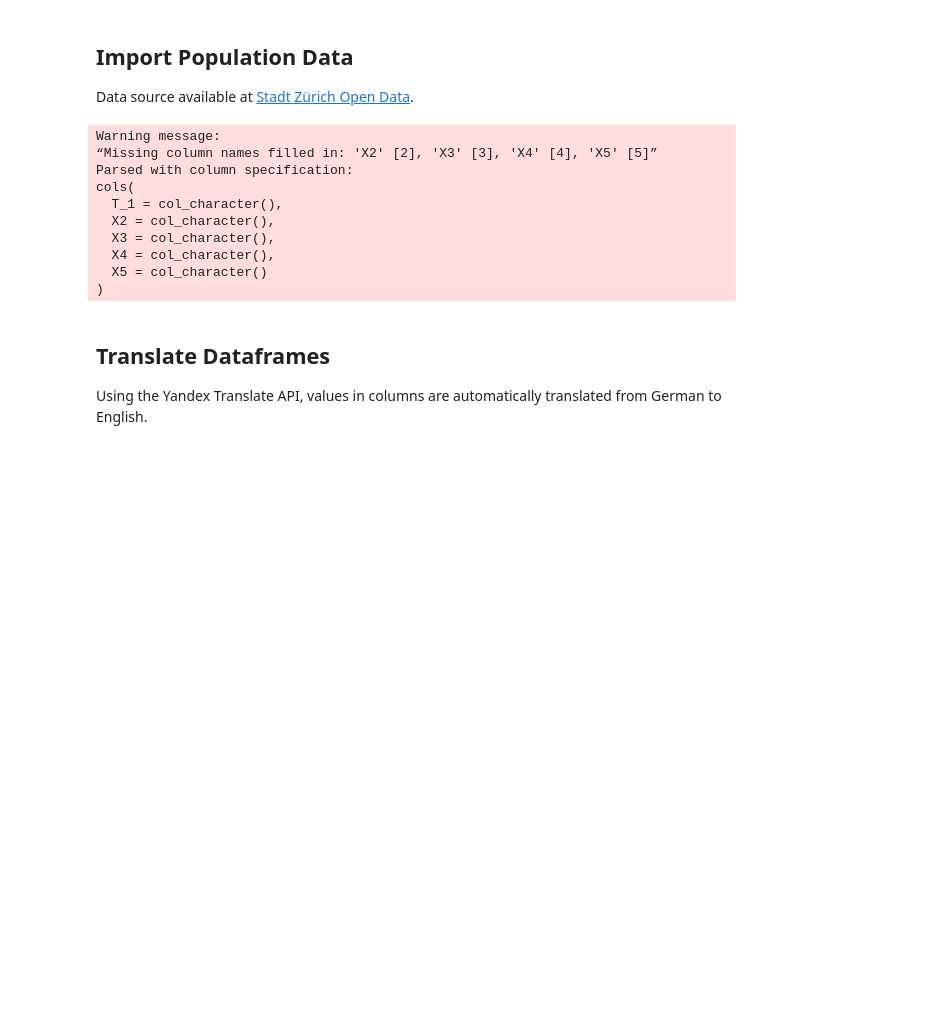
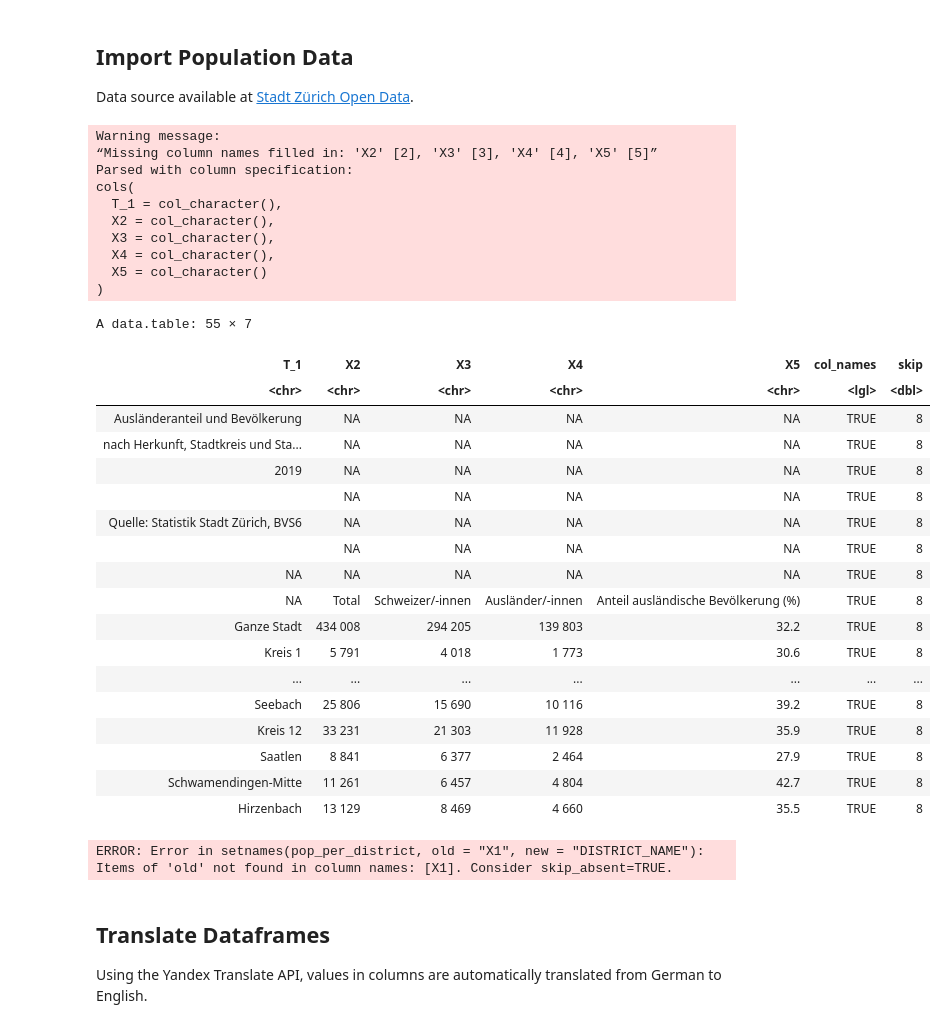
Before and after one commit to nfarabullini/Big-Data-Analytics, a Jupyter notebook: Big_Data_Analytics.ipynb, the cells around one changed output. Saved outputs shown, nothing was run; the diff lists cells and outputs as text; code cells hidden in the pictures; blank space fills up the shorter version.

```diff
--- a/Big_Data_Analytics.ipynb
+++ b/Big_Data_Analytics.ipynb
@@ -290,41 +290,63 @@ Data source available at [Stadt Zürich Open Data](https://www.stadt-zuerich.ch/
 # %%
 # Warning shown due to formatting of souce CSV header, can be ignored
 pop_per_district <- data.table(read_csv("data_sources/2019-Table_1.csv"), col_names = TRUE, skip = 8)
+pop_per_district
 
 # Set Column Names
-setnames(pop_per_district, old=  "X1", new = "DISTRICT_NAME")
+setnames(pop_per_district, old = "X1", new = "DISTRICT_NAME")
+
 
 # This Reg-Ex Matching Function Removes all Whitespaces and not only conventional ones (bad data design)
 pop_per_district[,2:5] <- data.table(apply(pop_per_district[,2:5], 2, function(x) gsub('[^0-9.]', '', x)))
 
 # Join By District Name (Perfect Match, No N/A's)
 dogs2020 <- merge(dogs2020, pop_per_district, by = "DISTRICT_NAME", all.x = T)
 
 # removing not needed variables
 rm(pop_per_district)
 
 # Renaming
 setnames(dogs2020,
          old = c("Total", "Schweizer/-innen", "Ausländer/-innen", "Anteil ausländische\nBevölkerung (%)"),
          new = c("TOTAL_POPULATION", "SWISS_POPULATION", "FOREIGN_POPULATION", "FOREIGN_POPULATION_PERCENTAGE")
 )
 
 # Then we cast as a numeric to prepare for mathematical operations that come later
 dogs2020$TOTAL_POPULATION <- as.numeric(dogs2020$TOTAL_POPULATION)
 dogs2020$SWISS_POPULATION   <- as.numeric(dogs2020$SWISS_POPULATION)
 dogs2020$FOREIGN_POPULATION   <- as.numeric(dogs2020$FOREIGN_POPULATION  )
 dogs2020$FOREIGN_POPULATION_PERCENTAGE   <- as.numeric(dogs2020$FOREIGN_POPULATION_PERCENTAGE)
 # %% [output]
 Warning message:
 “Missing column names filled in: 'X2' [2], 'X3' [3], 'X4' [4], 'X5' [5]”
 Parsed with column specification:
 cols(
   T_1 = col_character(),
   X2 = col_character(),
   X3 = col_character(),
   X4 = col_character(),
   X5 = col_character()
 )
+A data.table: 55 × 7
+| T_1 | X2 | X3 | X4 | X5 | col_names | skip |
+| <chr> | <chr> | <chr> | <chr> | <chr> | <lgl> | <dbl> |
+| Ausländeranteil und Bevölkerung | NA | NA | NA | NA | TRUE | 8 |
+| nach Herkunft, Stadtkreis und Sta... | NA | NA | NA | NA | TRUE | 8 |
+| 2019 | NA | NA | NA | NA | TRUE | 8 |
+|  | NA | NA | NA | NA | TRUE | 8 |
+| Quelle: Statistik Stadt Zürich, BVS6 | NA | NA | NA | NA | TRUE | 8 |
+|  | NA | NA | NA | NA | TRUE | 8 |
+| NA | NA | NA | NA | NA | TRUE | 8 |
+| NA | Total | Schweizer/-innen | Ausländer/-innen | Anteil ausländische Bevölkerung (%) | TRUE | 8 |
+| Ganze Stadt | 434 008 | 294 205 | 139 803 | 32.2 | TRUE | 8 |
+| Kreis 1 | 5 791 | 4 018 | 1 773 | 30.6 | TRUE | 8 |
+| ... | ... | ... | ... | ... | ... | ... |
+| Seebach | 25 806 | 15 690 | 10 116 | 39.2 | TRUE | 8 |
+| Kreis 12 | 33 231 | 21 303 | 11 928 | 35.9 | TRUE | 8 |
+| Saatlen | 8 841 | 6 377 | 2 464 | 27.9 | TRUE | 8 |
+| Schwamendingen-Mitte | 11 261 | 6 457 | 4 804 | 42.7 | TRUE | 8 |
+| Hirzenbach | 13 129 | 8 469 | 4 660 | 35.5 | TRUE | 8 |
+ERROR: Error in setnames(pop_per_district, old = "X1", new = "DISTRICT_NAME"): Items of 'old' not found in column names: [X1]. Consider skip_absent=TRUE.
 # %% [markdown]
 ## Translate Dataframes
 Using the Yandex Translate API, values in columns are automatically translated from German to English.
```
Also changed, not shown: parts of 9 cells of this notebook.
